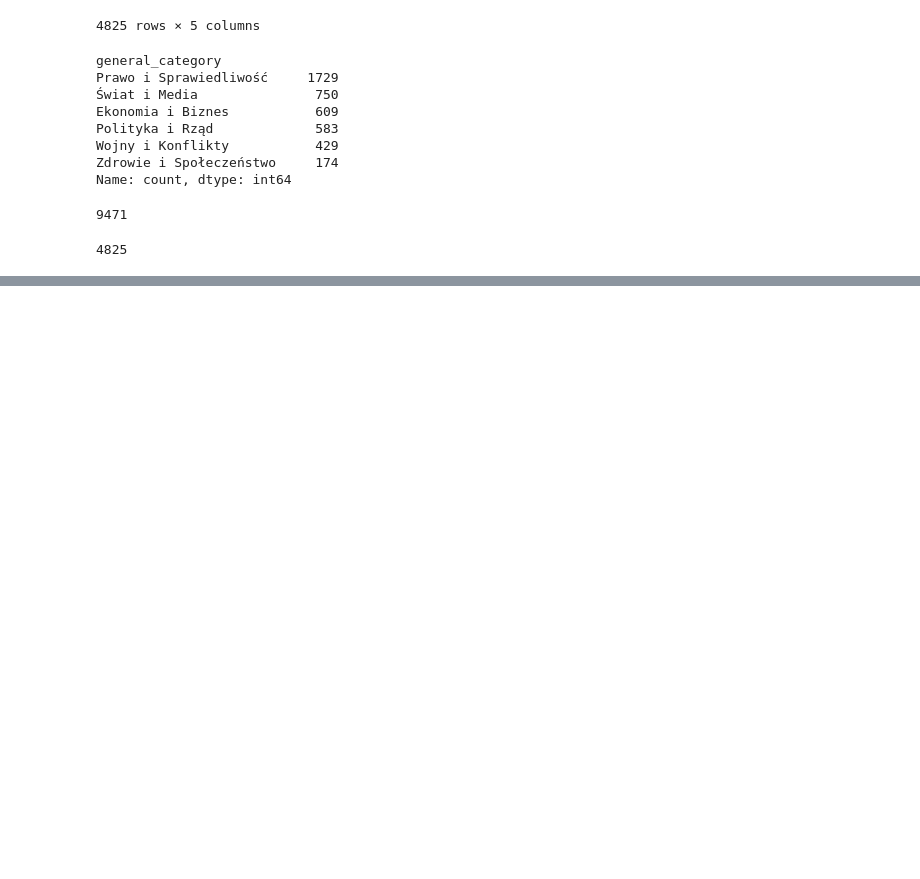
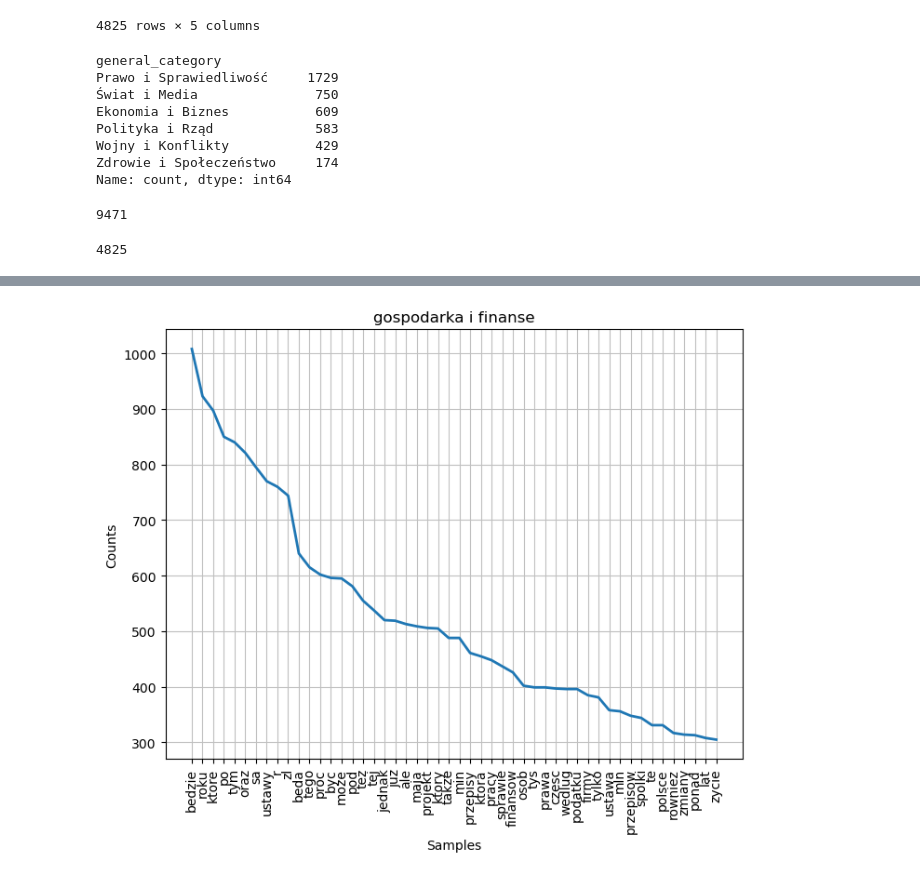
Before and after one commit to mkaniowski/data-minning, a Jupyter notebook: notebooks/explore_data.ipynb, the cells around one changed output, grey strips where cells are left out. Saved outputs shown, nothing was run; the diff lists cells and outputs as text; code cells hidden in the pictures; blank space fills up the shorter version.

```diff
--- a/notebooks/explore_data.ipynb
+++ b/notebooks/explore_data.ipynb
@@ -195,0 +289,2 @@ selected_data.to_csv('../data/selected_data.csv', index=False)
+# %%
+cleaned_data = pd.read_csv('../data/cleaned_data.csv')
@@ -195,0 +295,15 @@ selected_data.to_csv('../data/selected_data.csv', index=False)
+# %%
+cleaned_data['content'] = cleaned_data['content'].apply(lambda x: ast.literal_eval(x) if isinstance(x, str) else x)
+# %%
+cat1FD = nltk.FreqDist(word for text in cleaned_data[cleaned_data['category'] == 'gospodarka i finanse']['content'] for word in text)
+
+cat2FD = nltk.FreqDist(word for text in cleaned_data[cleaned_data['category'] == 'polityka i prawo']['content'] for word in text)
+
+cat3FD = nltk.FreqDist(word for text in cleaned_data[cleaned_data['category'] == 'relacje miedzynarodowe i bezpieczenstwo']['content'] for word in text)
+# %%
+plt.subplots(figsize=(8,6))
+plt.title("gospodarka i finanse")
+cat1FD.plot(50)
+plt.show()
+# %% [output]
+[figure, added]
```
Also changed, not shown: parts of 23 cells of this notebook, 9 other files.
